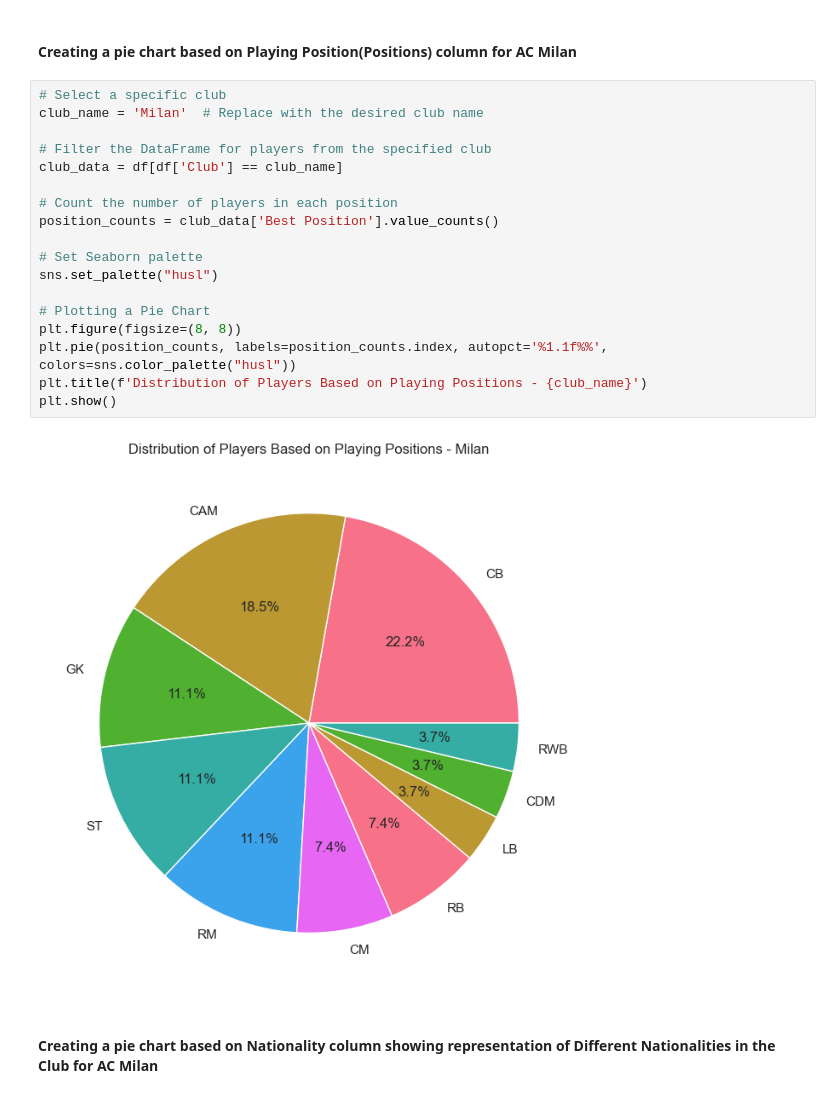
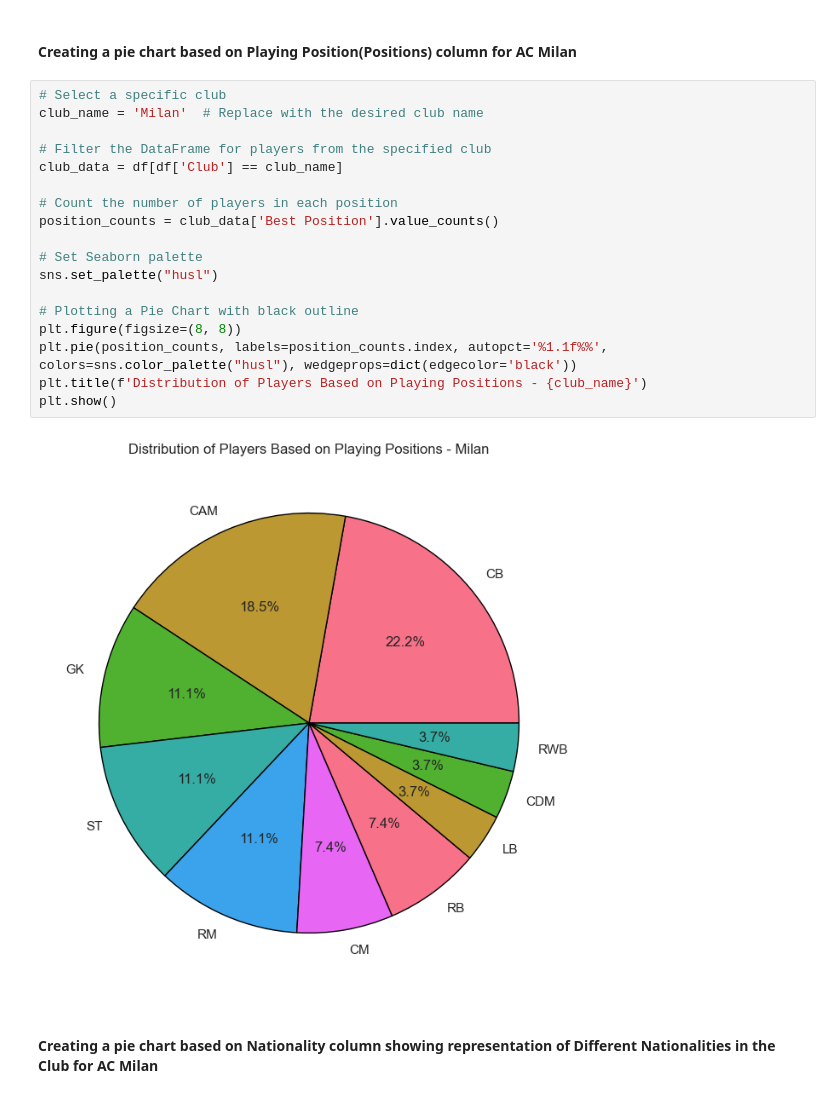
Before and after one commit to HecticBrah/fifa_21_dataset_cleaning, a Jupyter notebook: jupyter_notebooks/fifa_21_graphs.ipynb, the cells around one changed output. Drawn from its saved outputs; the diff is of its cells as text.

```diff
--- a/jupyter_notebooks/fifa_21_graphs.ipynb
+++ b/jupyter_notebooks/fifa_21_graphs.ipynb
@@ -192,23 +192,23 @@ plt.show()
 # %%
 # Select a specific club
 club_name = 'Milan'  # Replace with the desired club name
 
 # Filter the DataFrame for players from the specified club
 club_data = df[df['Club'] == club_name]
 
 # Count the number of players in each position
 position_counts = club_data['Best Position'].value_counts()
 
 # Set Seaborn palette
 sns.set_palette("husl")
 
-# Plotting a Pie Chart
+# Plotting a Pie Chart with black outline
 plt.figure(figsize=(8, 8))
-plt.pie(position_counts, labels=position_counts.index, autopct='%1.1f%%', colors=sns.color_palette("husl"))
+plt.pie(position_counts, labels=position_counts.index, autopct='%1.1f%%', colors=sns.color_palette("husl"), wedgeprops=dict(edgecolor='black'))
 plt.title(f'Distribution of Players Based on Playing Positions - {club_name}')
 plt.show()
 # %% [output]
-[figure, old version]
+[figure, new version]
 # %% [markdown]
 #### Creating a pie chart based on Nationality column showing representation of Different Nationalities in the Club for AC Milan
 # %%
```
